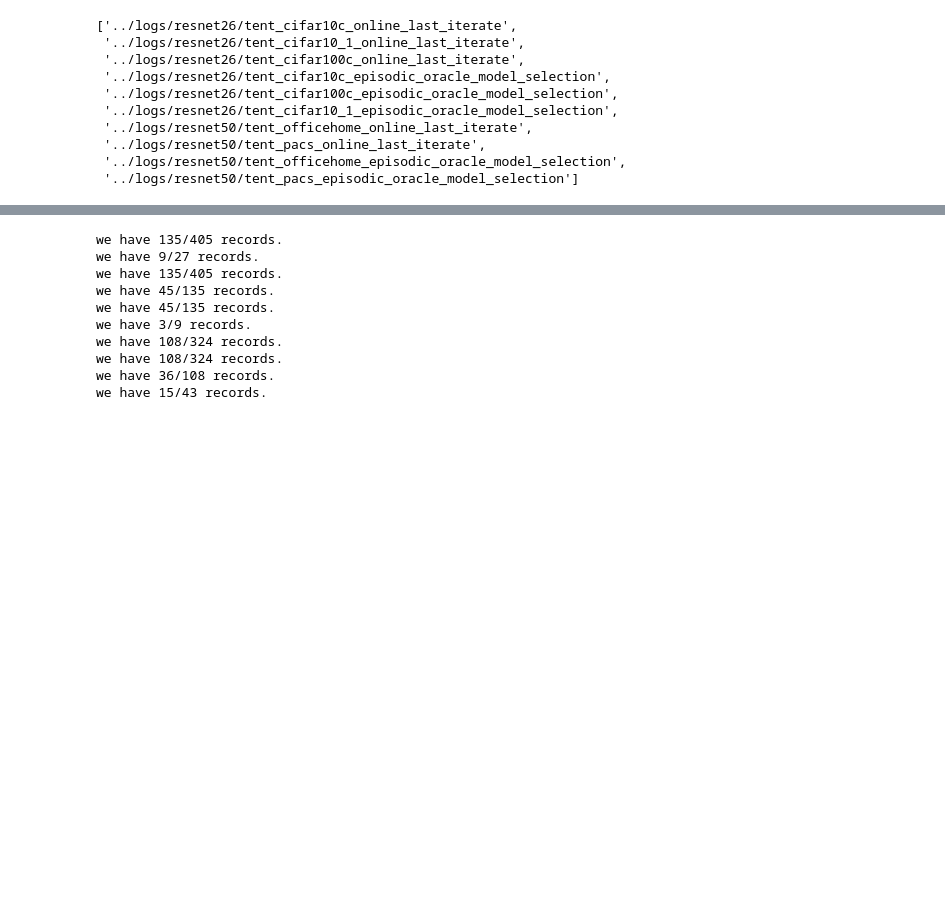
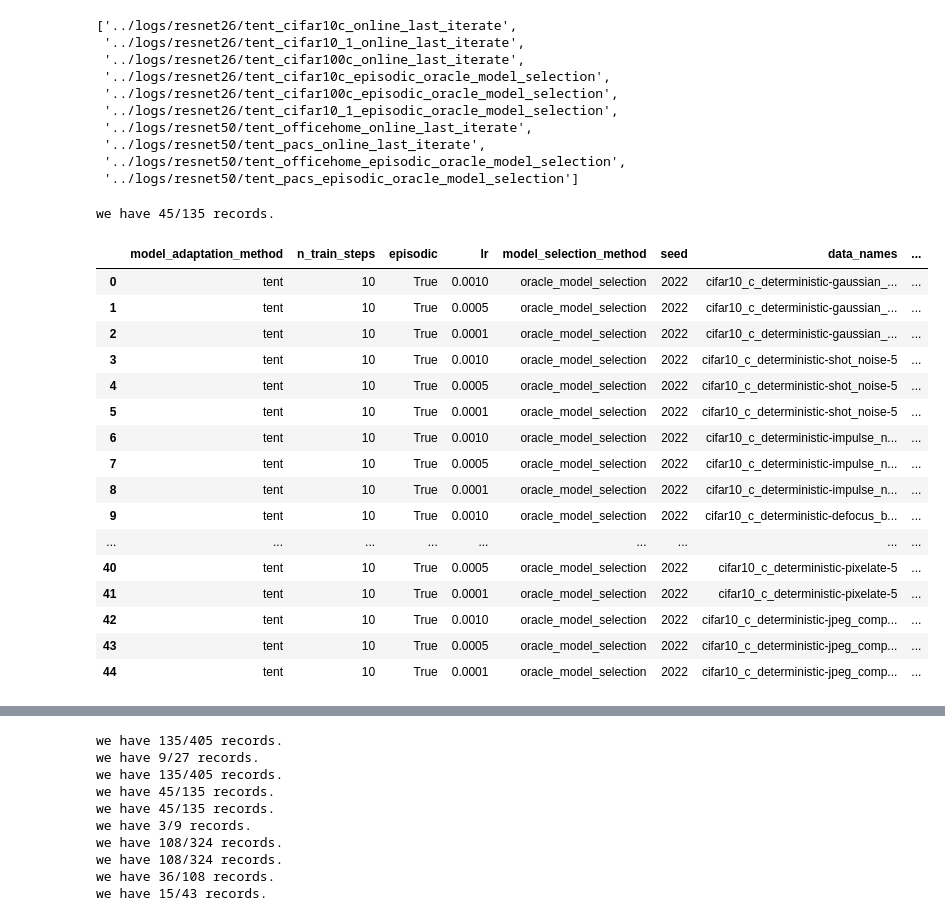
Before and after one commit to AnikiFan/ttab, a Jupyter notebook: notebooks/example.ipynb, the cells around one changed output, grey strips where cells are left out. Cells and saved outputs as stored; diff of their text form; code cells hidden in the pictures; blank space fills up the shorter version.

```diff
--- a/notebooks/example.ipynb
+++ b/notebooks/example.ipynb
@@ -68,6 +68,29 @@ experiments
  '../logs/resnet50/tent_pacs_online_last_iterate',
  '../logs/resnet50/tent_officehome_episodic_oracle_model_selection',
  '../logs/resnet50/tent_pacs_episodic_oracle_model_selection']
+# %%
+exp = '../logs/resnet26/tent_cifar10c_episodic_oracle_model_selection'
+results,overall = get_stats(os.path.basename(exp),conditions,os.path.dirname(exp))
+display(results)
+# %% [output]
+we have 45/135 records.
+|  | model_adaptation_method | n_train_steps | episodic | lr | model_selection_method | seed | data_names | ... |
+| 0 | tent | 10 | True | 0.0010 | oracle_model_selection | 2022 | cifar10_c_deterministic-gaussian_... | ... |
+| 1 | tent | 10 | True | 0.0005 | oracle_model_selection | 2022 | cifar10_c_deterministic-gaussian_... | ... |
+| 2 | tent | 10 | True | 0.0001 | oracle_model_selection | 2022 | cifar10_c_deterministic-gaussian_... | ... |
+| 3 | tent | 10 | True | 0.0010 | oracle_model_selection | 2022 | cifar10_c_deterministic-shot_noise-5 | ... |
+| 4 | tent | 10 | True | 0.0005 | oracle_model_selection | 2022 | cifar10_c_deterministic-shot_noise-5 | ... |
+| 5 | tent | 10 | True | 0.0001 | oracle_model_selection | 2022 | cifar10_c_deterministic-shot_noise-5 | ... |
+| 6 | tent | 10 | True | 0.0010 | oracle_model_selection | 2022 | cifar10_c_deterministic-impulse_n... | ... |
+| 7 | tent | 10 | True | 0.0005 | oracle_model_selection | 2022 | cifar10_c_deterministic-impulse_n... | ... |
+| 8 | tent | 10 | True | 0.0001 | oracle_model_selection | 2022 | cifar10_c_deterministic-impulse_n... | ... |
+| 9 | tent | 10 | True | 0.0010 | oracle_model_selection | 2022 | cifar10_c_deterministic-defocus_b... | ... |
+| ... | ... | ... | ... | ... | ... | ... | ... | ... |
+| 40 | tent | 10 | True | 0.0005 | oracle_model_selection | 2022 | cifar10_c_deterministic-pixelate-5 | ... |
+| 41 | tent | 10 | True | 0.0001 | oracle_model_selection | 2022 | cifar10_c_deterministic-pixelate-5 | ... |
+| 42 | tent | 10 | True | 0.0010 | oracle_model_selection | 2022 | cifar10_c_deterministic-jpeg_comp... | ... |
+| 43 | tent | 10 | True | 0.0005 | oracle_model_selection | 2022 | cifar10_c_deterministic-jpeg_comp... | ... |
+| 44 | tent | 10 | True | 0.0001 | oracle_model_selection | 2022 | cifar10_c_deterministic-jpeg_comp... | ... |
 # %%
 exp = '../logs/resnet26/tent_cifar10c_online_last_iterate'
 results,overall = get_stats(os.path.basename(exp),conditions,os.path.dirname(exp))
```
Also changed, not shown: parts of 2 cells of this notebook, 20 other files.
